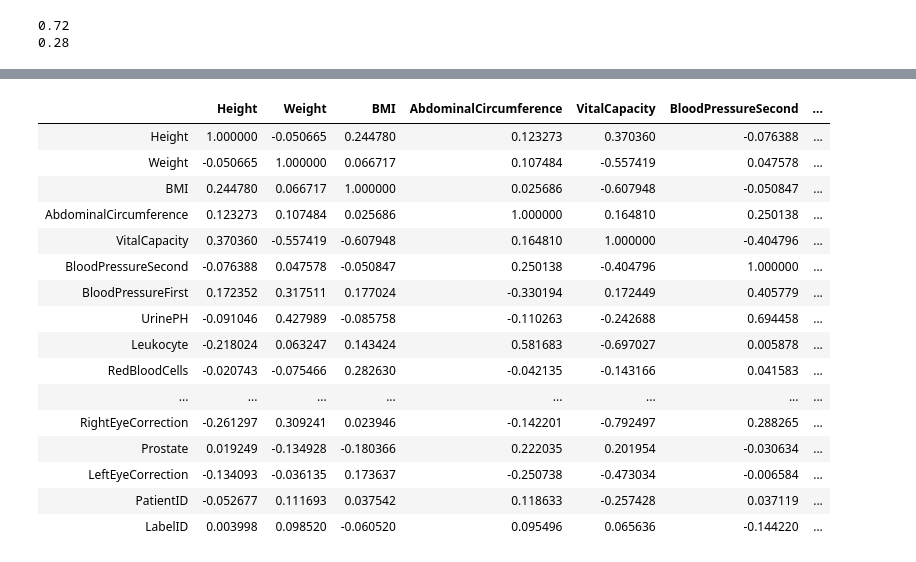
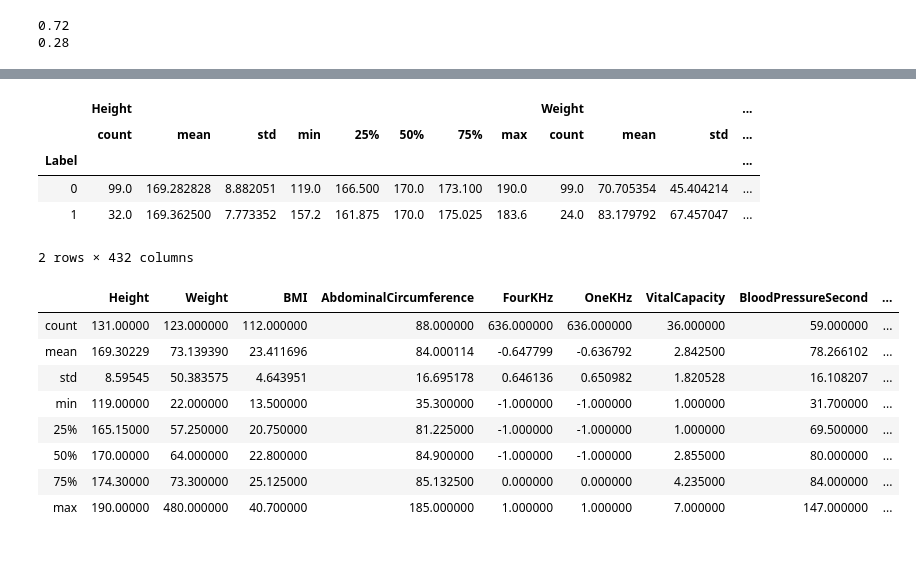
Before and after one commit to chaitalic07/Hands-on-challenge, a Jupyter notebook: ds_test.ipynb, the cells around one changed output, grey strips where cells are left out. Cells and saved outputs as stored; diff of their text form; code cells hidden in the pictures.

```diff
--- a/ds_test.ipynb
+++ b/ds_test.ipynb
@@ -130,12 +130,12 @@ df.head(100)
 | 158 | NaN | NaN | NaN | NaN | NaN | NaN | NaN | NaN | ... |
 # %%
 cat_columns = ['FourKHz', 'OneKHz', 'UrineProtein', 'UrineSugar', 'Urobilinogen', 'OccultBlood', 'Ketones', 'HBAntigen',
-               'TPHA', 'HCVAntibody']
+               'TPHA', 'HCVAntibody', 'Label']
 
 for col in cat_columns:
     df[col] = df[col].astype('category')
     print(col, dict(enumerate(df[col].cat.categories)))
-#     df[col] = df[col].cat.codes
+    df[col] = df[col].cat.codes
 
 #     df[str(col)] = pd.Categorical(df[str(col)])
 #     df[str(col)] = df[str(col)].cat.codes
@@ -221,20 +265,21 @@ denied.describe()
+# %%
+df.groupby('Label').describe()
+# %% [output]
+|  | Height |  |  |  |  |  |  |  | Weight |  |  | ... |
+|  | count | mean | std | min | 25% | 50% | 75% | max | count | mean | std | ... |
+| Label |  |  |  |  |  |  |  |  |  |  |  | ... |
+| 0 | 99.0 | 169.282828 | 8.882051 | 119.0 | 166.500 | 170.0 | 173.100 | 190.0 | 99.0 | 70.705354 | 45.404214 | ... |
+| 1 | 32.0 | 169.362500 | 7.773352 | 157.2 | 161.875 | 170.0 | 175.025 | 183.6 | 24.0 | 83.179792 | 67.457047 | ... |
+2 rows × 432 columns
 # %%
-df.corr()
+df.describe()
 # %% [output]
-|  | Height | Weight | BMI | AbdominalCircumference | VitalCapacity | BloodPressureSecond | ... |
-| Height | 1.000000 | -0.050665 | 0.244780 | 0.123273 | 0.370360 | -0.076388 | ... |
-| Weight | -0.050665 | 1.000000 | 0.066717 | 0.107484 | -0.557419 | 0.047578 | ... |
-| BMI | 0.244780 | 0.066717 | 1.000000 | 0.025686 | -0.607948 | -0.050847 | ... |
-| AbdominalCircumference | 0.123273 | 0.107484 | 0.025686 | 1.000000 | 0.164810 | 0.250138 | ... |
-| VitalCapacity | 0.370360 | -0.557419 | -0.607948 | 0.164810 | 1.000000 | -0.404796 | ... |
-| BloodPressureSecond | -0.076388 | 0.047578 | -0.050847 | 0.250138 | -0.404796 | 1.000000 | ... |
-| BloodPressureFirst | 0.172352 | 0.317511 | 0.177024 | -0.330194 | 0.172449 | 0.405779 | ... |
-| UrinePH | -0.091046 | 0.427989 | -0.085758 | -0.110263 | -0.242688 | 0.694458 | ... |
-| Leukocyte | -0.218024 | 0.063247 | 0.143424 | 0.581683 | -0.697027 | 0.005878 | ... |
-| RedBloodCells | -0.020743 | -0.075466 | 0.282630 | -0.042135 | -0.143166 | 0.041583 | ... |
-| ... | ... | ... | ... | ... | ... | ... | ... |
-| RightEyeCorrection | -0.261297 | 0.309241 | 0.023946 | -0.142201 | -0.792497 | 0.288265 | ... |
-| Prostate | 0.019249 | -0.134928 | -0.180366 | 0.222035 | 0.201954 | -0.030634 | ... |
-| LeftEyeCorrection | -0.134093 | -0.036135 | 0.173637 | -0.250738 | -0.473034 | -0.006584 | ... |
-| PatientID | -0.052677 | 0.111693 | 0.037542 | 0.118633 | -0.257428 | 0.037119 | ... |
-| LabelID | 0.003998 | 0.098520 | -0.060520 | 0.095496 | 0.065636 | -0.144220 | ... |
+|  | Height | Weight | BMI | AbdominalCircumference | FourKHz | OneKHz | VitalCapacity | BloodPressureSecond | ... |
+| count | 131.00000 | 123.000000 | 112.000000 | 88.000000 | 636.000000 | 636.000000 | 36.000000 | 59.000000 | ... |
+| mean | 169.30229 | 73.139390 | 23.411696 | 84.000114 | -0.647799 | -0.636792 | 2.842500 | 78.266102 | ... |
+| std | 8.59545 | 50.383575 | 4.643951 | 16.695178 | 0.646136 | 0.650982 | 1.820528 | 16.108207 | ... |
+| min | 119.00000 | 22.000000 | 13.500000 | 35.300000 | -1.000000 | -1.000000 | 1.000000 | 31.700000 | ... |
+| 25% | 165.15000 | 57.250000 | 20.750000 | 81.225000 | -1.000000 | -1.000000 | 1.000000 | 69.500000 | ... |
+| 50% | 170.00000 | 64.000000 | 22.800000 | 84.900000 | -1.000000 | -1.000000 | 2.855000 | 80.000000 | ... |
+| 75% | 174.30000 | 73.300000 | 25.125000 | 85.132500 | 0.000000 | 0.000000 | 4.235000 | 84.000000 | ... |
+| max | 190.00000 | 480.000000 | 40.700000 | 185.000000 | 1.000000 | 1.000000 | 7.000000 | 147.000000 | ... |
```
Also changed, not shown: parts of 18 cells of this notebook.
